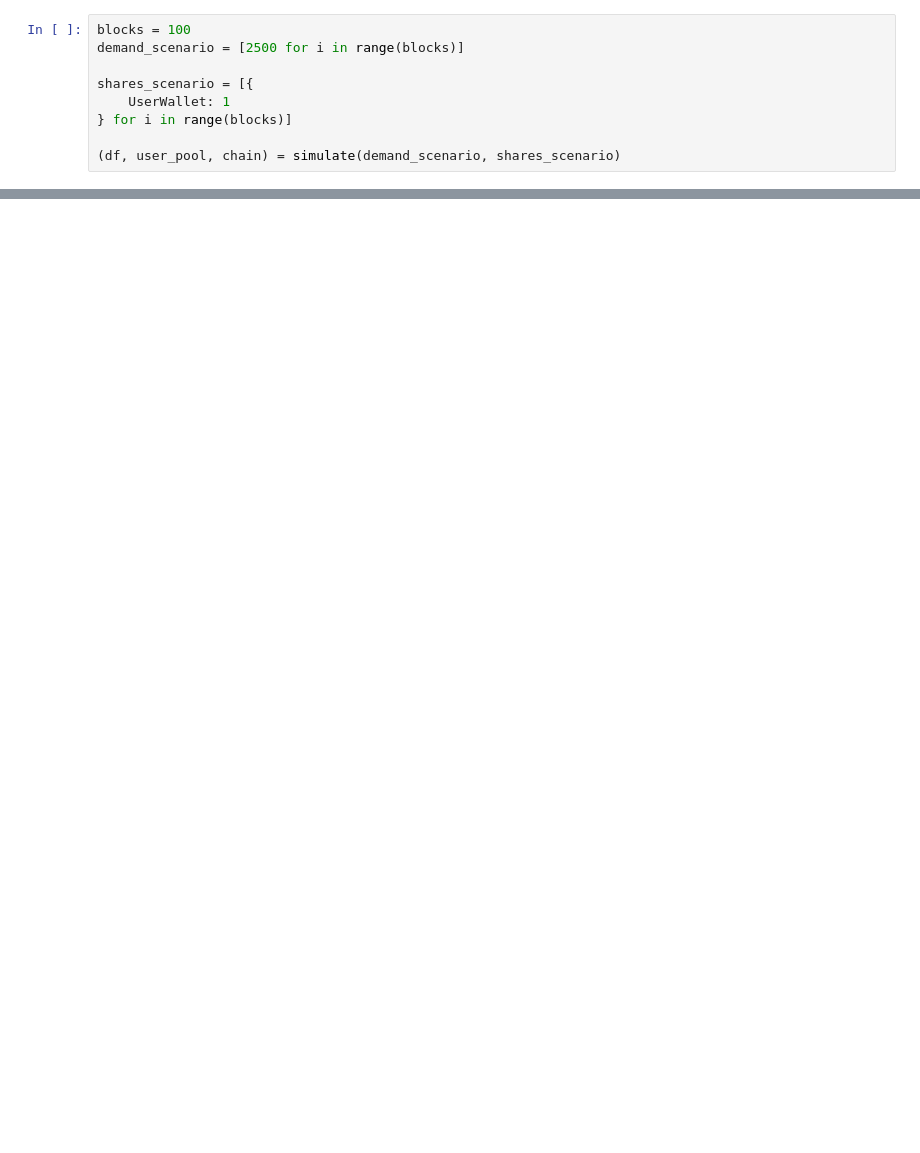
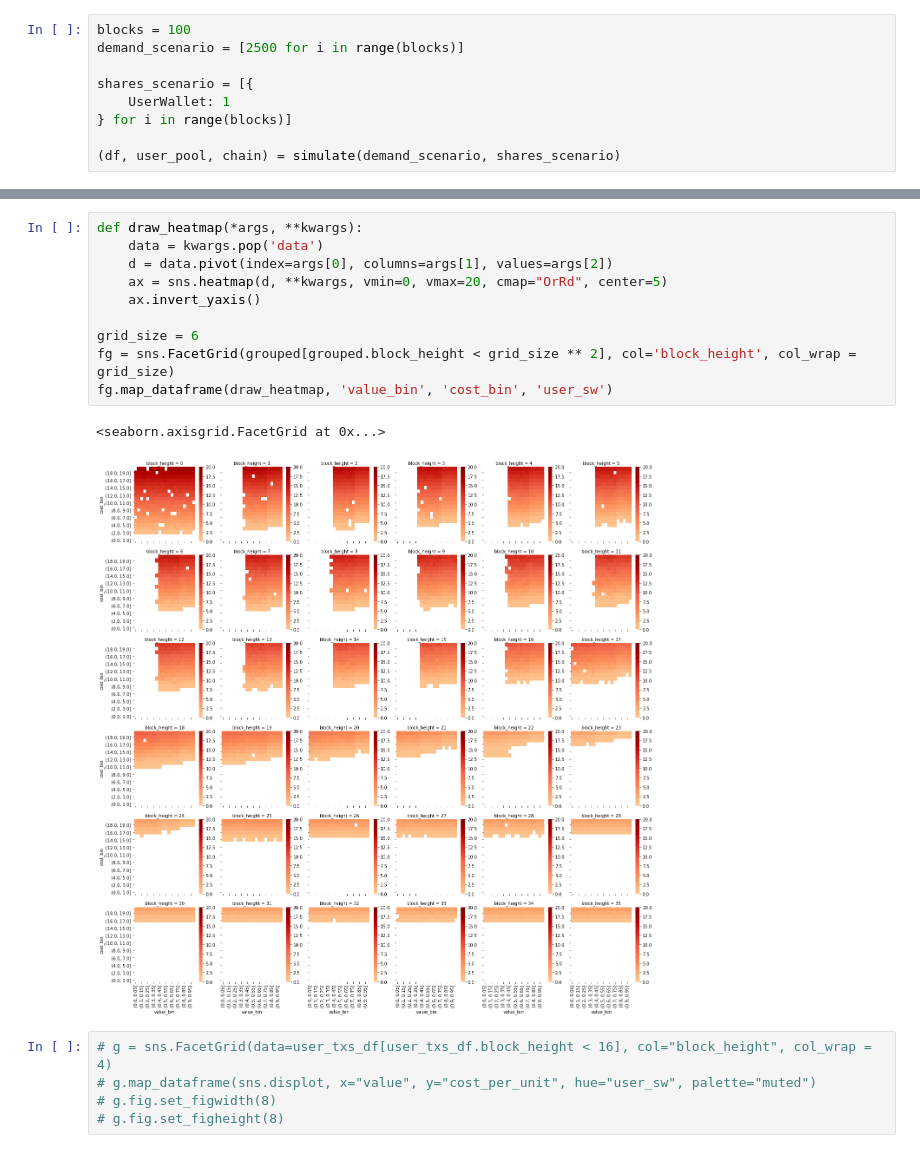
Before and after one commit to ethereum/abm1559, a Jupyter notebook: notebooks/wallet_defaults.ipynb, the cells around one changed output, grey strips where cells are left out. Saved outputs shown, nothing was run; the diff lists cells and outputs as text; blank space fills up the shorter version.

```diff
--- a/notebooks/wallet_defaults.ipynb
+++ b/notebooks/wallet_defaults.ipynb
@@ -149,0 +211,18 @@ df.plot("block", ["basefee", "blk_avg_tip"])
+# %%
+def draw_heatmap(*args, **kwargs):
+    data = kwargs.pop('data')
+    d = data.pivot(index=args[0], columns=args[1], values=args[2])
+    ax = sns.heatmap(d, **kwargs, vmin=0, vmax=20, cmap="OrRd", center=5)
+    ax.invert_yaxis()
+
+grid_size = 6
+fg = sns.FacetGrid(grouped[grouped.block_height < grid_size ** 2], col='block_height', col_wrap = grid_size)
+fg.map_dataframe(draw_heatmap, 'value_bin', 'cost_bin', 'user_sw')
+# %% [output]
+<seaborn.axisgrid.FacetGrid at 0x...>
+[figure, added]
+# %%
+# g = sns.FacetGrid(data=user_txs_df[user_txs_df.block_height < 16], col="block_height", col_wrap = 4)
+# g.map_dataframe(sns.displot, x="value", y="cost_per_unit", hue="user_sw", palette="muted")
+# g.fig.set_figwidth(8)
+# g.fig.set_figheight(8)
```
Also changed, not shown: parts of 11 cells of this notebook, 2 other files.
